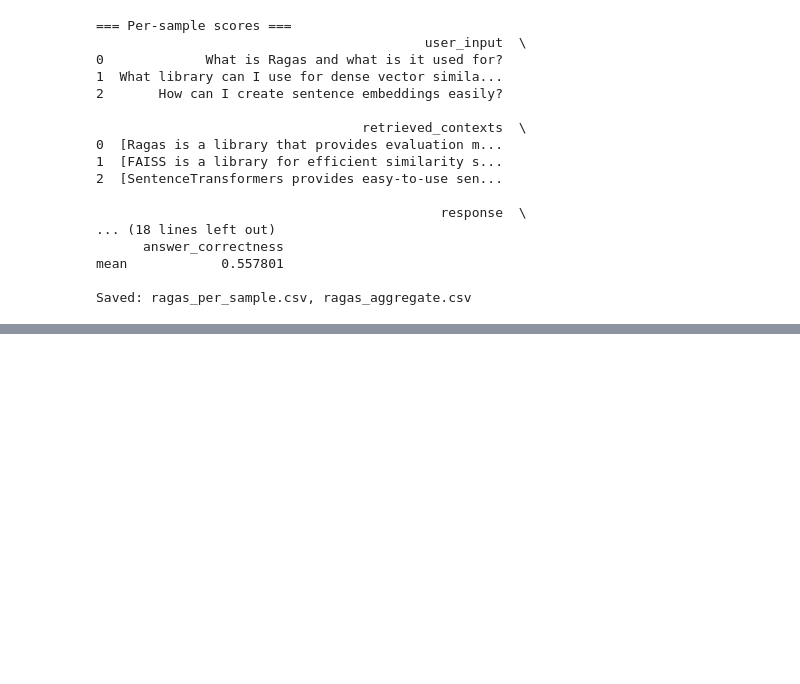
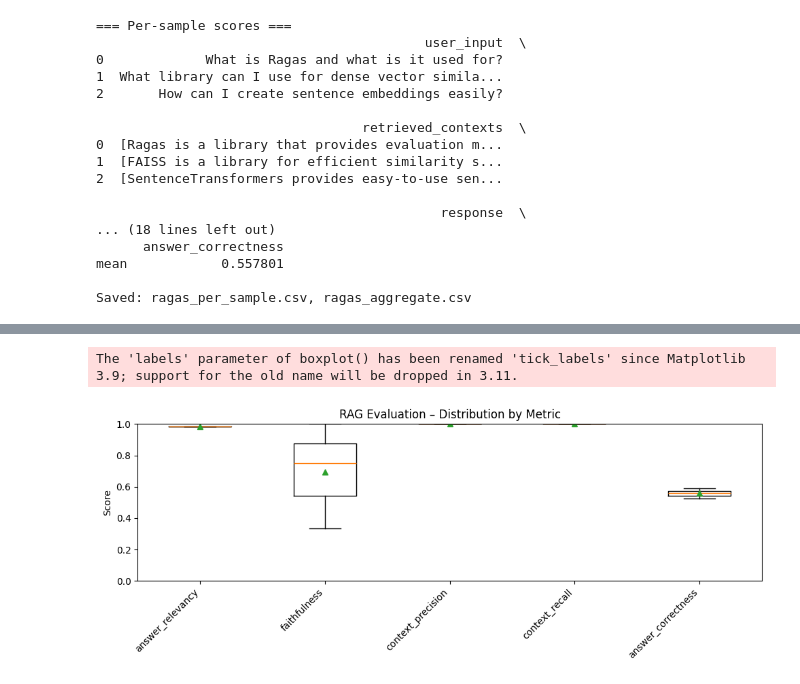
Before and after one commit to shilpathota/AI_ML, a Jupyter notebook: Ragas.ipynb, the cells around one changed output, grey strips where cells are left out. Saved outputs shown, nothing was run; the diff lists cells and outputs as text; code cells hidden in the pictures; blank space fills up the shorter version.

```diff
--- a/Ragas.ipynb
+++ b/Ragas.ipynb
@@ -298,0 +345,13 @@ Saved: ragas_per_sample.csv, ragas_aggregate.csv
+# %%
+import matplotlib.pyplot as plt
+
+metric_cols = df.select_dtypes(include=["number"]).columns
+plt.figure(figsize=(10,4))
+plt.boxplot([df[m].dropna() for m in metric_cols], labels=metric_cols, showmeans=True)
+plt.title("RAG Evaluation – Distribution by Metric")
+plt.ylabel("Score"); plt.ylim(0, 1)
+plt.xticks(rotation=45, ha="right")
+plt.tight_layout(); plt.show()
+# %% [output]
+The 'labels' parameter of boxplot() has been renamed 'tick_labels' since Matplotlib 3.9; support for the old name will be dropped in 3.11.
+[figure, added]
```
Also changed, not shown: parts of 4 cells of this notebook.
